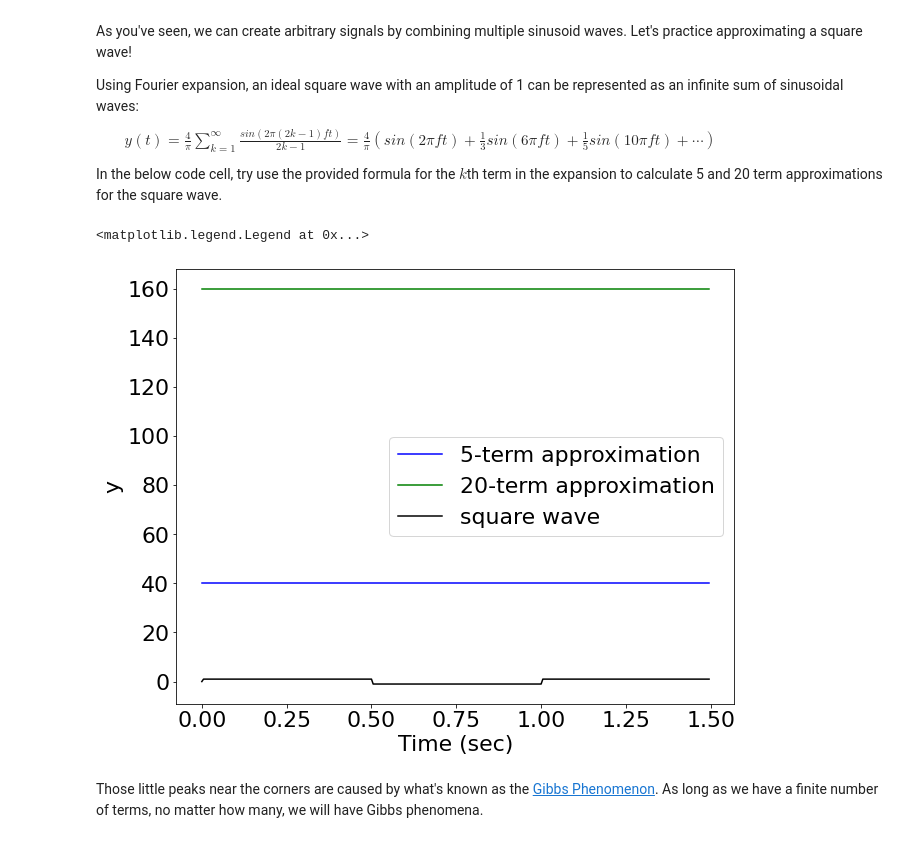
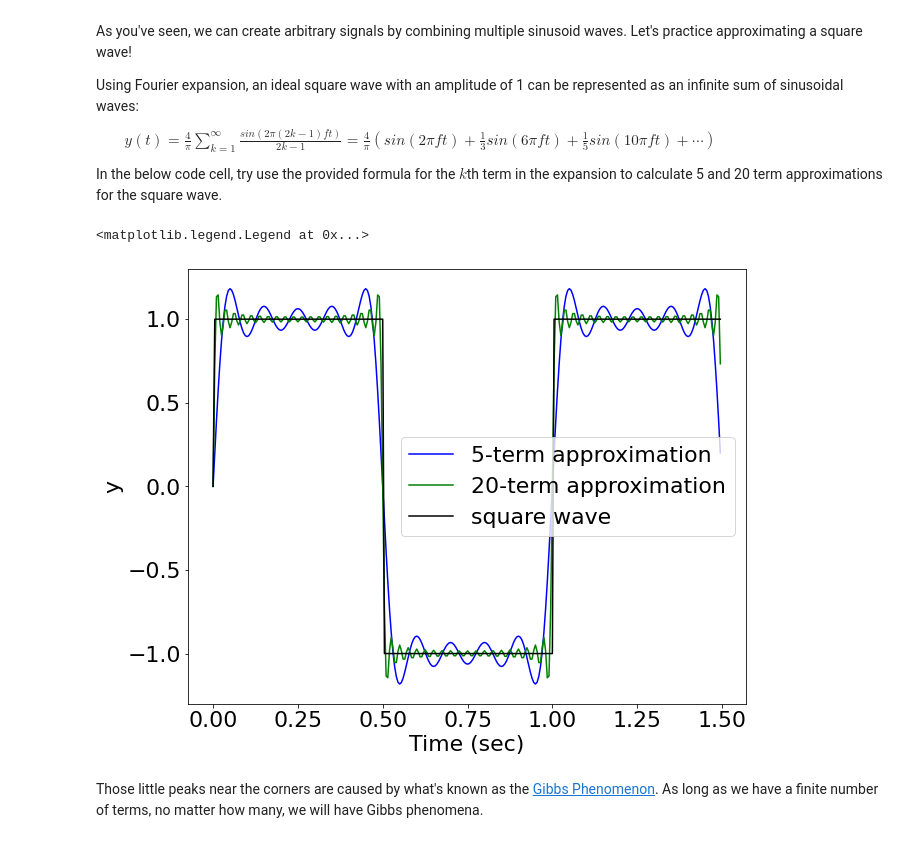
Before and after one commit to krafty-karen/Week2_Public, a Jupyter notebook: Notebooks/01_TimeSeries/TimeSeries_Exercises.ipynb, the cells around one changed output. Cells and saved outputs as stored; diff of their text form; code cells hidden in the pictures.

```diff
--- a/Notebooks/01_TimeSeries/TimeSeries_Exercises.ipynb
+++ b/Notebooks/01_TimeSeries/TimeSeries_Exercises.ipynb
@@ -156,36 +156,36 @@ n_sec = 1.5                               # number of seconds to plot
 n_points_per_sec = 200                    # number of points per second
 t = np.arange(n_sec*n_points_per_sec)/n_points_per_sec    # time vector
 f = 1             # define frequency for square wave to be approximated
 n_signals = 5     # number of terms for first approximation
 n_signals2 = 20   # number of terms for second approximation
 
 # Populate y_approx1 and y_approx2 with approximations for square wave function
 y_approx1= np.zeros(t.shape)
 for k in range(1,6):
   omega = 2*np.pi*(2*k-1)*f
-  y_approx1 += ((4/np.pi)*omega)/(2*k-1) #0## UPDATE THIS LINE
+  y_approx1 += (4/np.pi)*np.sin(omega*t)/(2*k-1) #0## UPDATE THIS LINE
 
 
 y_approx2 = np.zeros(t.shape)
 for k in range(1,20+1):
   omega = 2*np.pi*(2*k-1)*f
-  y_approx2 += ((4/np.pi)*omega)/(2*k-1)  #0 ## UPDATE THIS LINE
+  y_approx2 +=  (4/np.pi)*np.sin(omega*t)/(2*k-1) #0 ## UPDATE THIS LINE
 
 
 # Plotting
 sqwave = np.sign(np.sin(2*np.pi*t)) # an actual square wave (for reference)
 
 plt.figure(figsize=(10,8))
 plt.plot(t, y_approx1, label = f'{n_signals}-term approximation', color = 'b')
 plt.plot(t, y_approx2, label = f'{n_signals2}-term approximation', color = 'g')
 plt.plot(t,sqwave,label='square wave',color = 'k')
 
 plt.xlabel('Time (sec)')
 plt.ylabel('y')
 plt.legend()
 # %% [output]
 <matplotlib.legend.Legend at 0x...>
-[figure, old version]
+[figure, new version]
 # %% [markdown]
 Those little peaks near the corners are caused by what's known as the [Gibbs Phenomenon](https://en.wikipedia.org/wiki/Gibbs_phenomenon). As long as we have a finite number of terms, no matter how many, we will have Gibbs phenomena.
 # %% [markdown]
```
